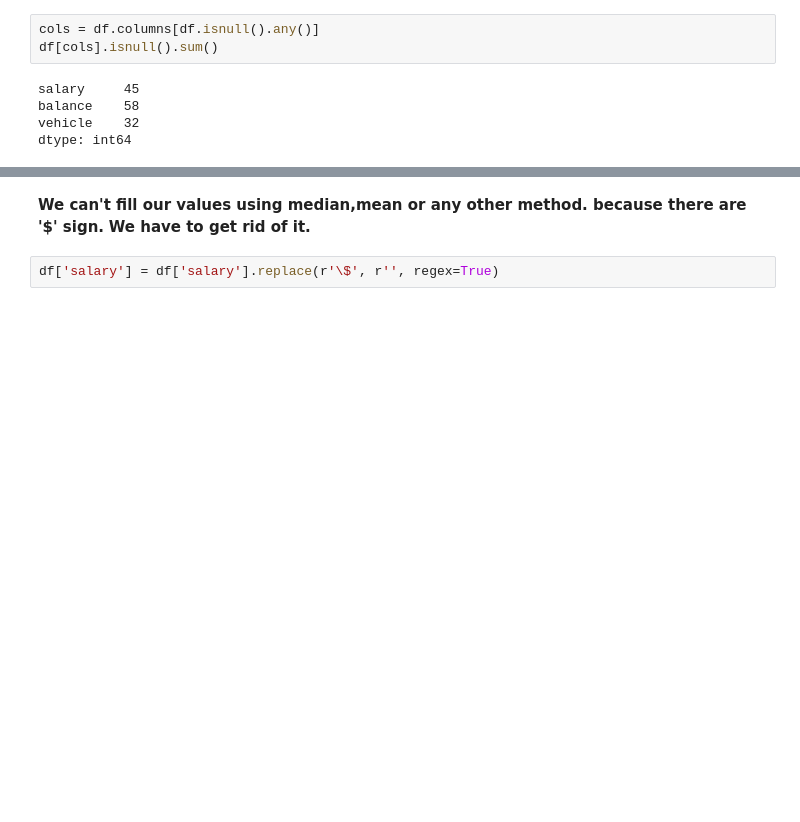
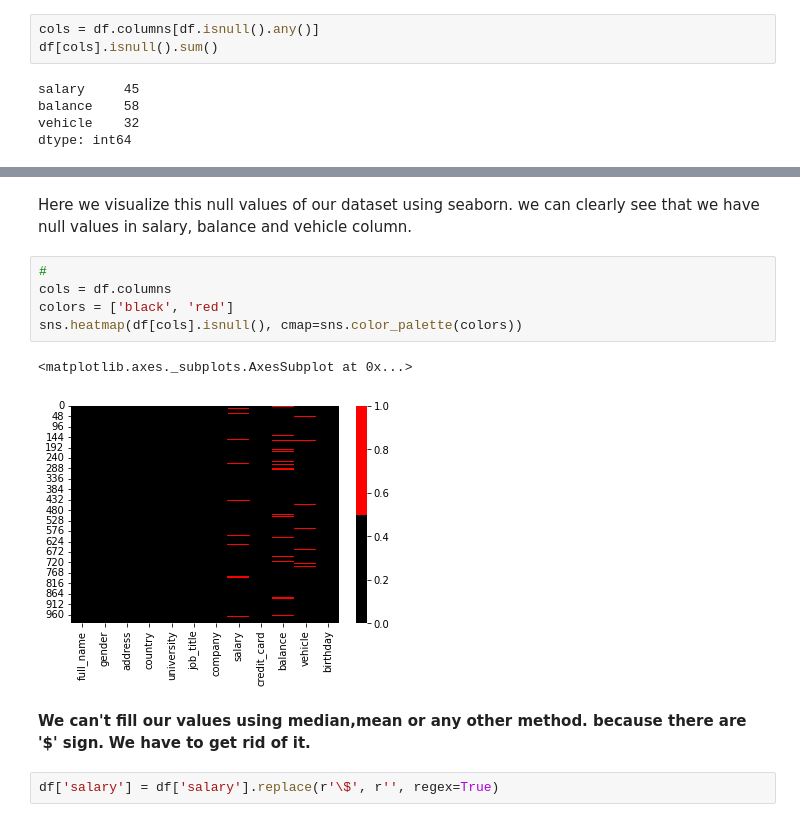
Before and after one commit to ShakilM26/Data_Cleaning-EDA, a Jupyter notebook: project_employee.ipynb, the cells around one changed output, grey strips where cells are left out. Cells and saved outputs as stored; diff of their text form; blank space fills up the shorter version.

```diff
--- a/project_employee.ipynb
+++ b/project_employee.ipynb
@@ -58,3 +68,13 @@ memory usage: 93.9+ KB
+# %% [markdown]
+Here we visualize this null values of our dataset using seaborn. we can clearly see that we have null values in salary, balance and vehicle column.
+# %%
+#
+cols = df.columns
+colors = ['black', 'red']
+sns.heatmap(df[cols].isnull(), cmap=sns.color_palette(colors))
+# %% [output]
+<matplotlib.axes._subplots.AxesSubplot at 0x...>
+[figure, added]
 # %% [markdown]
 **We can't fill our values using median,mean or any other method. because there are '$' sign.**
 **We have to get rid of it.**
```
Also changed, not shown: parts of 14 cells of this notebook.
